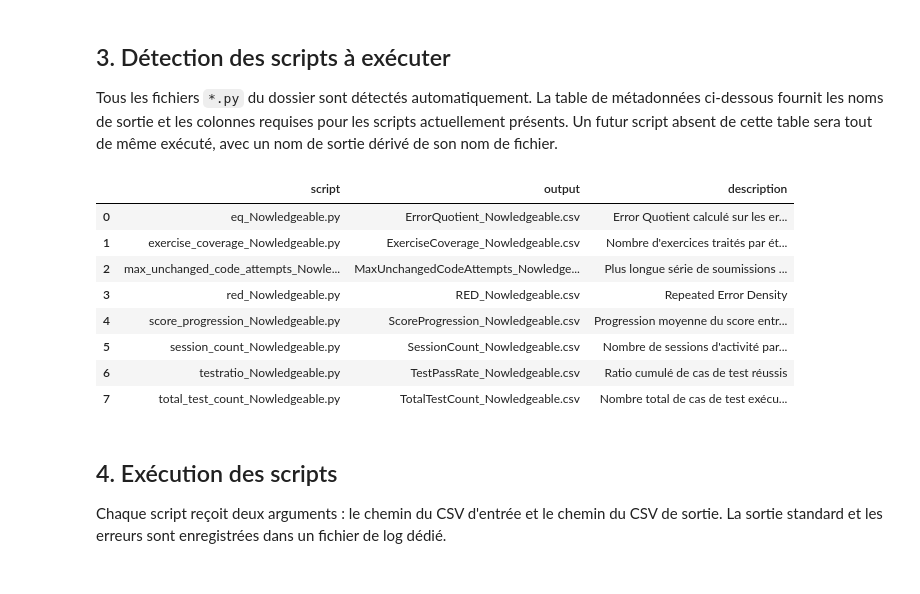
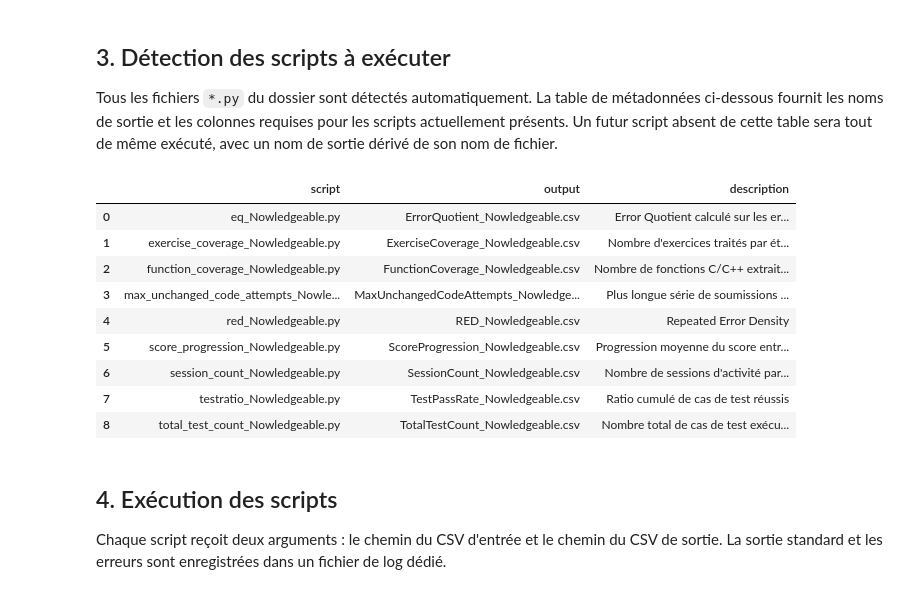
Before and after one commit to cmarshallbreton-prog/Traces_presenter, a Jupyter notebook: Jupyter/Chaine/01_generer_csv_Nowledgeable.ipynb, the cells around one changed output. Saved outputs shown, nothing was run; the diff lists cells and outputs as text; code cells hidden in the pictures.

```diff
--- a/Jupyter/Chaine/01_generer_csv_Nowledgeable.ipynb
+++ b/Jupyter/Chaine/01_generer_csv_Nowledgeable.ipynb
@@ -143,7 +143,7 @@ SCRIPT_METADATA = {
             "studentId",
             "exerciceId",
             "answerScore",
-            "answerUuid",
+            "answerContent",
         ],
     },
     "function_coverage_Nowledgeable.py": {
@@ -243,39 +243,40 @@ script_paths = sorted(
     path for path in SCRIPTS_DIR.glob("*.py")
     if not path.name.startswith("_")
 )
 
 SCRIPT_JOBS = []
 for script_path in script_paths:
     metadata = SCRIPT_METADATA.get(script_path.name, {})
     default_output = metadata.get("output", f"{script_path.stem}.csv")
     SCRIPT_JOBS.append({
         "script": script_path.name,
         "output": add_suffix(default_output, OUTPUT_SUFFIX),
         "description": metadata.get(
             "description",
             "Script détecté automatiquement (métadonnées non renseignées)",
         ),
         "required": metadata.get("required", []),
     })
 
 if not SCRIPT_JOBS:
     raise FileNotFoundError(f"Aucun script Python trouvé dans : {SCRIPTS_DIR}")
 
 jobs_df = pd.DataFrame([
     {k: v for k, v in job.items() if k != "required"}
     for job in SCRIPT_JOBS
 ])
 display(jobs_df)
 # %% [output]
 |  | script | output | description |
 | 0 | eq_Nowledgeable.py | ErrorQuotient_Nowledgeable.csv | Error Quotient calculé sur les er... |
 | 1 | exercise_coverage_Nowledgeable.py | ExerciseCoverage_Nowledgeable.csv | Nombre d'exercices traités par ét... |
-| 2 | max_unchanged_code_attempts_Nowle... | MaxUnchangedCodeAttempts_Nowledge... | Plus longue série de soumissions ... |
-| 3 | red_Nowledgeable.py | RED_Nowledgeable.csv | Repeated Error Density |
-| 4 | score_progression_Nowledgeable.py | ScoreProgression_Nowledgeable.csv | Progression moyenne du score entr... |
-| 5 | session_count_Nowledgeable.py | SessionCount_Nowledgeable.csv | Nombre de sessions d'activité par... |
-| 6 | testratio_Nowledgeable.py | TestPassRate_Nowledgeable.csv | Ratio cumulé de cas de test réussis |
-| 7 | total_test_count_Nowledgeable.py | TotalTestCount_Nowledgeable.csv | Nombre total de cas de test exécu... |
+| 2 | function_coverage_Nowledgeable.py | FunctionCoverage_Nowledgeable.csv | Nombre de fonctions C/C++ extrait... |
+| 3 | max_unchanged_code_attempts_Nowle... | MaxUnchangedCodeAttempts_Nowledge... | Plus longue série de soumissions ... |
+| 4 | red_Nowledgeable.py | RED_Nowledgeable.csv | Repeated Error Density |
+| 5 | score_progression_Nowledgeable.py | ScoreProgression_Nowledgeable.csv | Progression moyenne du score entr... |
+| 6 | session_count_Nowledgeable.py | SessionCount_Nowledgeable.csv | Nombre de sessions d'activité par... |
+| 7 | testratio_Nowledgeable.py | TestPassRate_Nowledgeable.csv | Ratio cumulé de cas de test réussis |
+| 8 | total_test_count_Nowledgeable.py | TotalTestCount_Nowledgeable.csv | Nombre total de cas de test exécu... |
 # %% [markdown]
 ## 4. Exécution des scripts
 
```
Also changed, not shown: parts of 2 cells of this notebook, 1 other file.
